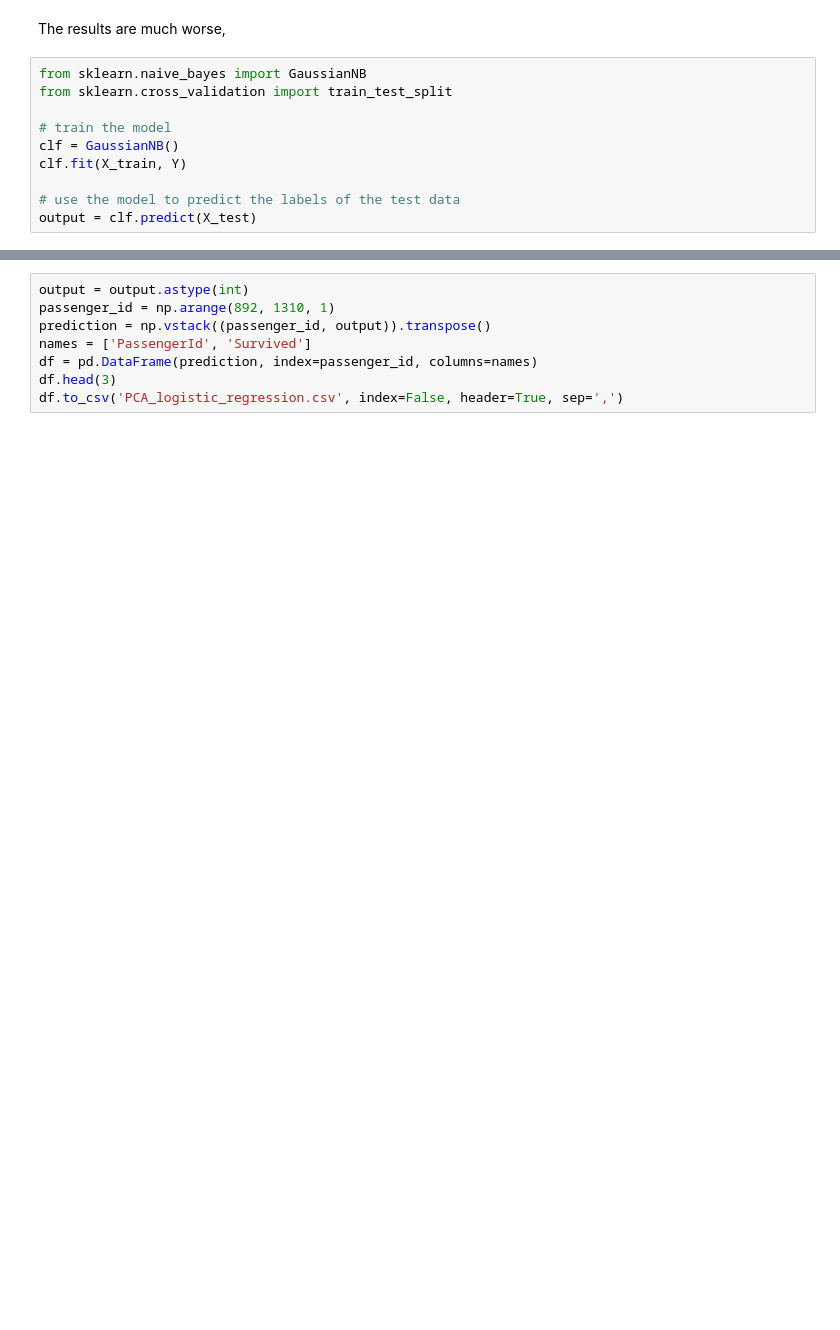
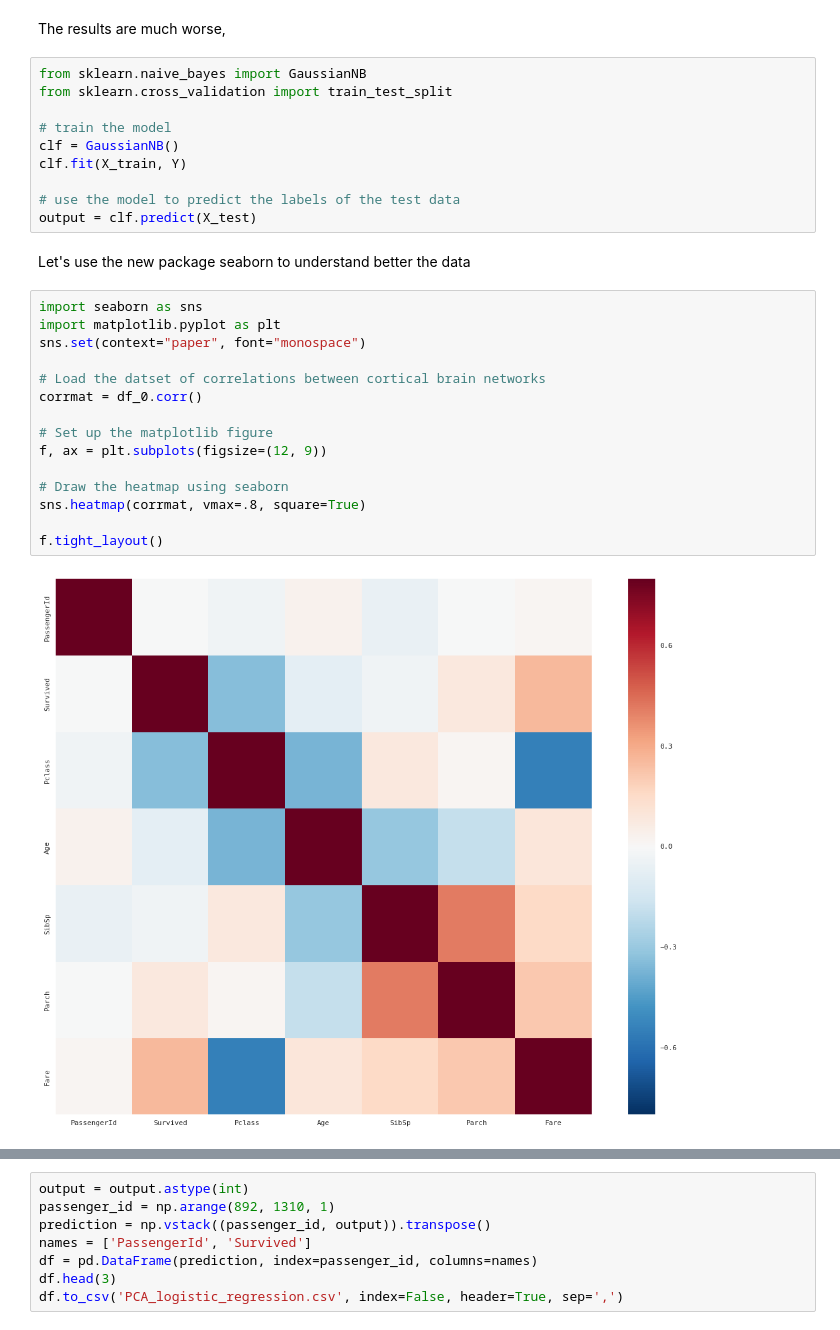
Before and after one commit to MehdiAB161/ML0, a Jupyter notebook: exploration.ipynb, the cells around one changed output, grey strips where cells are left out. Saved outputs shown, nothing was run; the diff lists cells and outputs as text; blank space fills up the shorter version.

Commit message:
More approaches to prediction and visualization

```diff
--- a/exploration.ipynb
+++ b/exploration.ipynb
@@ -624,3 +627,22 @@ clf.fit(X_train, Y)
 
 # use the model to predict the labels of the test data
 output = clf.predict(X_test)
+# %% [markdown]
+Let's use the new package seaborn to understand better the data
+# %%
+import seaborn as sns
+import matplotlib.pyplot as plt
+sns.set(context="paper", font="monospace")
+
+# Load the datset of correlations between cortical brain networks
+corrmat = df_0.corr()
+
+# Set up the matplotlib figure
+f, ax = plt.subplots(figsize=(12, 9))
+
+# Draw the heatmap using seaborn
+sns.heatmap(corrmat, vmax=.8, square=True)
+
+f.tight_layout()
+# %% [output]
+[figure, added]
```
Also changed, not shown: parts of 6 cells of this notebook.
